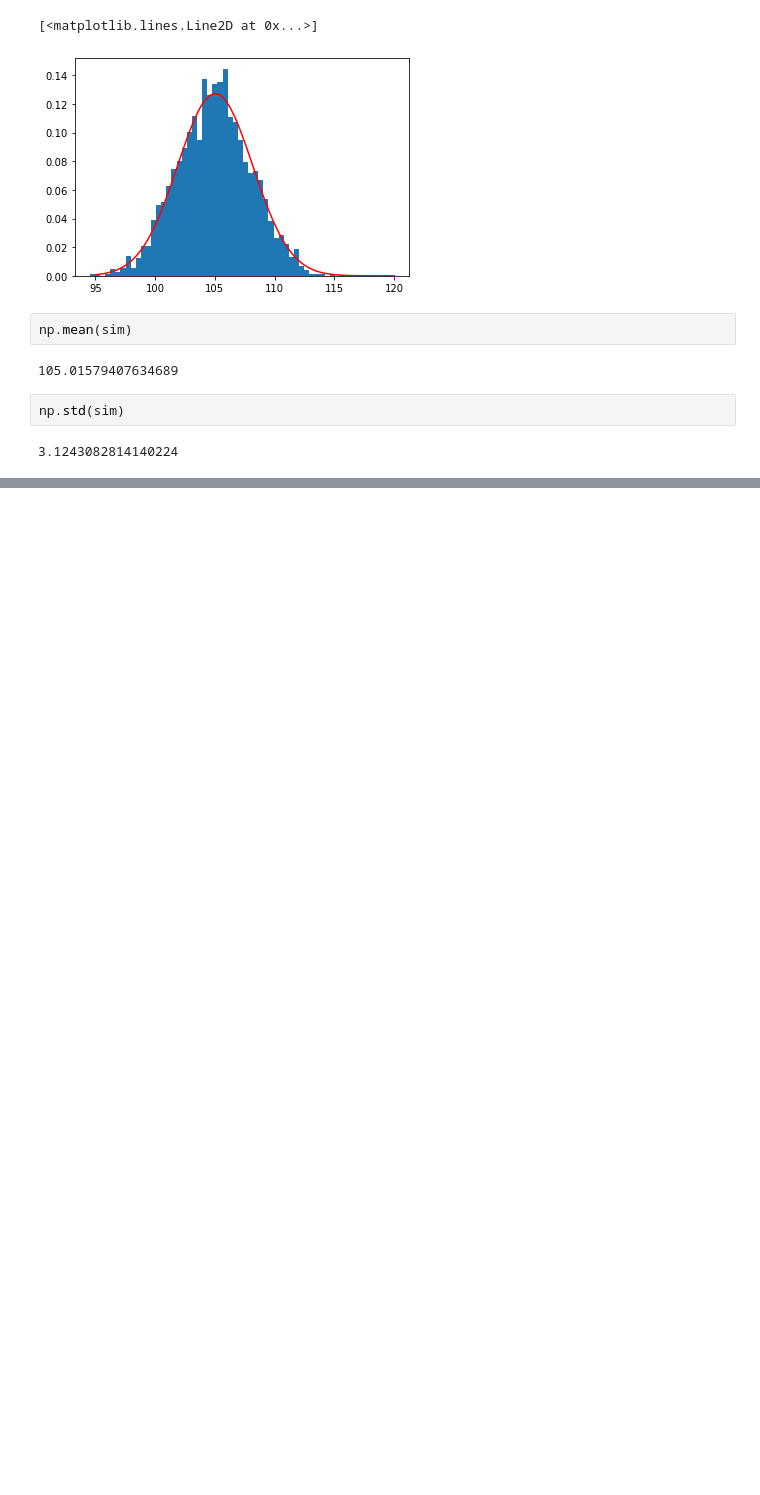
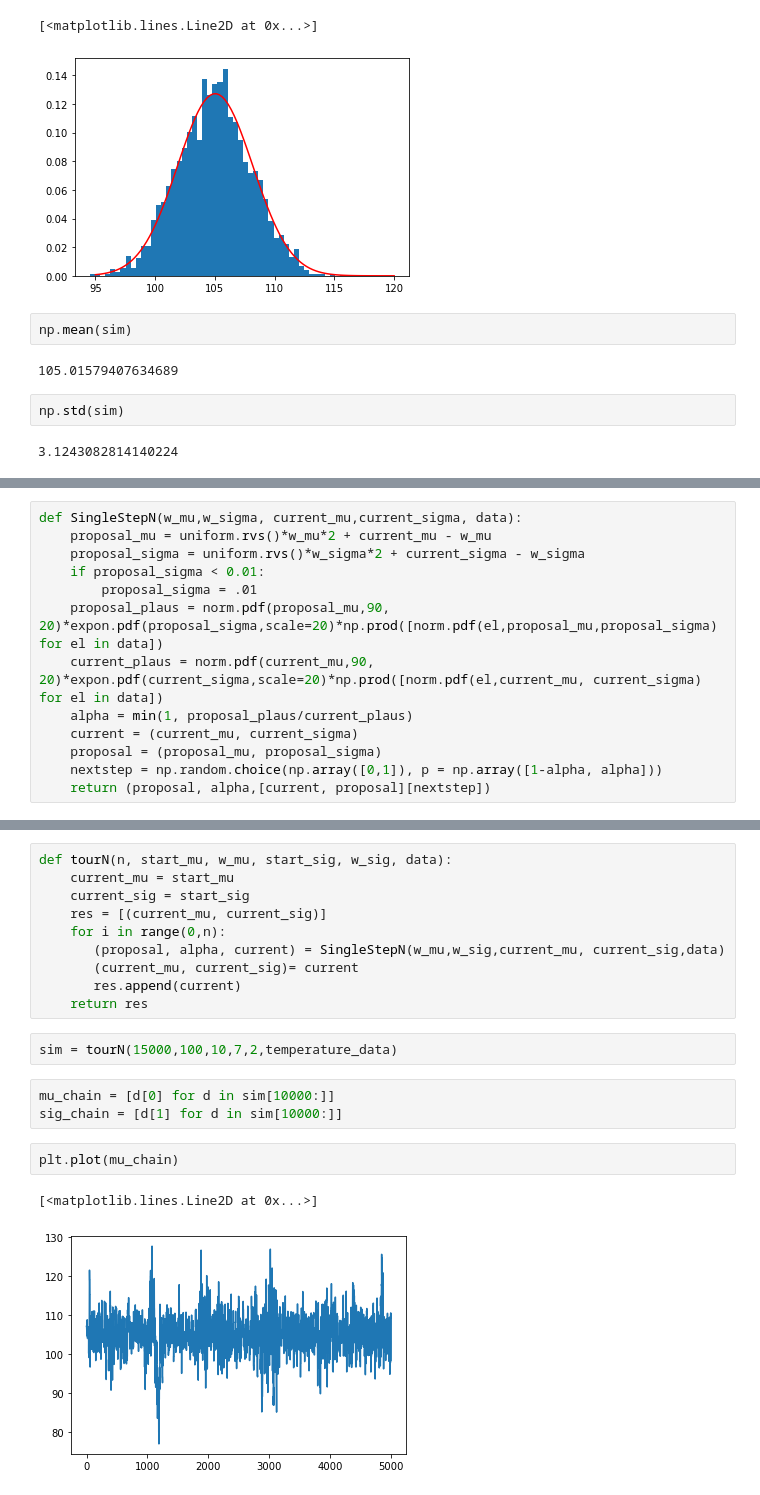
Before and after one commit to DrEntropy/BayesRulesWork, a Jupyter notebook: Chapter7.ipynb, the cells around one changed output, grey strips where cells are left out. Drawn from its saved outputs; the diff is of its cells as text; blank space fills up the shorter version.

```diff
--- a/Chapter7.ipynb
+++ b/Chapter7.ipynb
@@ -128,0 +137,13 @@ np.std(sim)
+# %%
+def SingleStepN(w_mu,w_sigma, current_mu,current_sigma, data):
+    proposal_mu = uniform.rvs()*w_mu*2 + current_mu - w_mu
+    proposal_sigma = uniform.rvs()*w_sigma*2 + current_sigma - w_sigma
+    if proposal_sigma < 0.01:
+        proposal_sigma = .01
+    proposal_plaus = norm.pdf(proposal_mu,90, 20)*expon.pdf(proposal_sigma,scale=20)*np.prod([norm.pdf(el,proposal_mu,proposal_sigma) for el in data])
+    current_plaus = norm.pdf(current_mu,90, 20)*expon.pdf(current_sigma,scale=20)*np.prod([norm.pdf(el,current_mu, current_sigma) for el in data])
+    alpha = min(1, proposal_plaus/current_plaus)
+    current = (current_mu, current_sigma)
+    proposal = (proposal_mu, proposal_sigma)
+    nextstep = np.random.choice(np.array([0,1]), p = np.array([1-alpha, alpha]))
+    return (proposal, alpha,[current, proposal][nextstep])
@@ -128,0 +156,20 @@ np.std(sim)
+# %%
+def tourN(n, start_mu, w_mu, start_sig, w_sig, data):
+    current_mu = start_mu
+    current_sig = start_sig
+    res = [(current_mu, current_sig)]
+    for i in range(0,n):
+       (proposal, alpha, current) = SingleStepN(w_mu,w_sig,current_mu, current_sig,data)
+       (current_mu, current_sig)= current
+       res.append(current)
+    return res
+# %%
+sim = tourN(15000,100,10,7,2,temperature_data)
+# %%
+mu_chain = [d[0] for d in sim[10000:]]
+sig_chain = [d[1] for d in sim[10000:]]
+# %%
+plt.plot(mu_chain)
+# %% [output]
+[<matplotlib.lines.Line2D at 0x...>]
+[figure, added]
```
Also changed, not shown: parts of 10 cells of this notebook.
